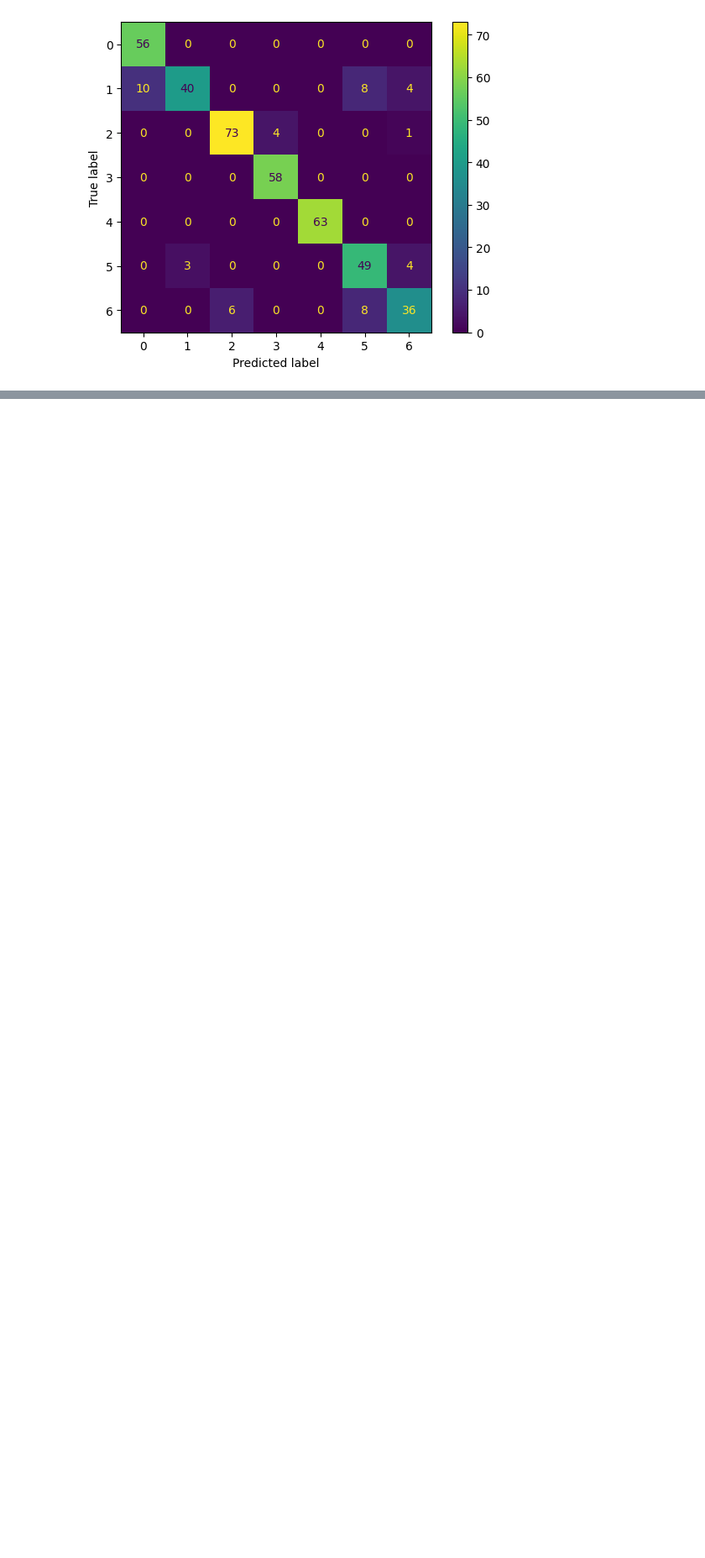
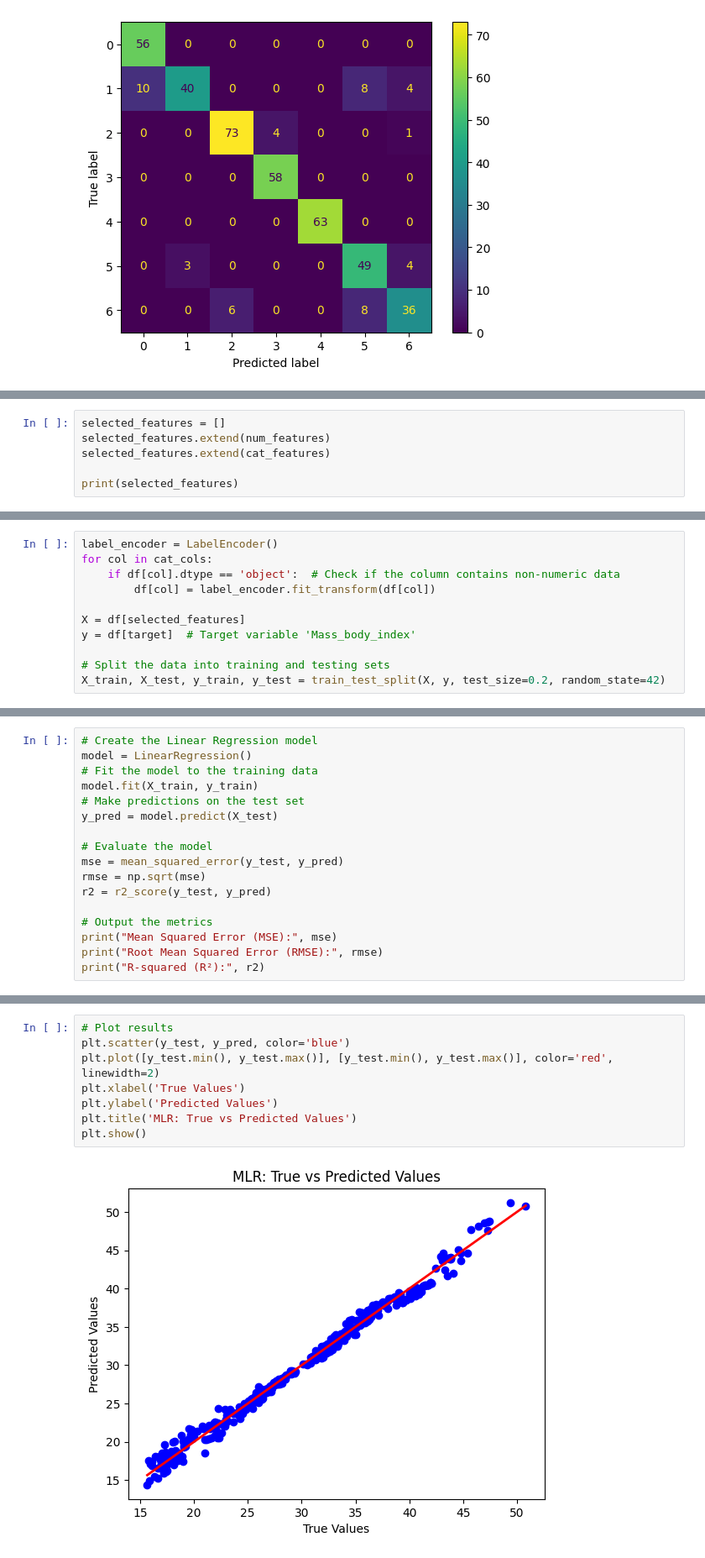
Before and after one commit to dang-nguyendd/ds_data_modelling, a Jupyter notebook: s3759957.ipynb, the cells around one changed output, grey strips where cells are left out. Shown at 84% size. Saved outputs shown, nothing was run; the diff lists cells and outputs as text; blank space fills up the shorter version.

Commit message:
regression

```diff
--- a/s3759957.ipynb
+++ b/s3759957.ipynb
@@ -799,0 +798,6 @@ Confusion Matrix:
+# %%
+selected_features = []
+selected_features.extend(num_features)
+selected_features.extend(cat_features)
+
+print(selected_features)
@@ -799,0 +806,11 @@ Confusion Matrix:
+# %%
+label_encoder = LabelEncoder()
+for col in cat_cols:
+    if df[col].dtype == 'object':  # Check if the column contains non-numeric data
+        df[col] = label_encoder.fit_transform(df[col])
+
+X = df[selected_features]
+y = df[target]  # Target variable 'Mass_body_index'
+
+# Split the data into training and testing sets
+X_train, X_test, y_train, y_test = train_test_split(X, y, test_size=0.2, random_state=42)
@@ -799,0 +819,17 @@ Confusion Matrix:
+# %%
+# Create the Linear Regression model
+model = LinearRegression()
+# Fit the model to the training data
+model.fit(X_train, y_train)
+# Make predictions on the test set
+y_pred = model.predict(X_test)
+
+# Evaluate the model
+mse = mean_squared_error(y_test, y_pred)
+rmse = np.sqrt(mse)
+r2 = r2_score(y_test, y_pred)
+
+# Output the metrics
+print("Mean Squared Error (MSE):", mse)
+print("Root Mean Squared Error (RMSE):", rmse)
+print("R-squared (R²):", r2)
@@ -799,0 +840,10 @@ Confusion Matrix:
+# %%
+# Plot results
+plt.scatter(y_test, y_pred, color='blue')
+plt.plot([y_test.min(), y_test.max()], [y_test.min(), y_test.max()], color='red', linewidth=2)
+plt.xlabel('True Values')
+plt.ylabel('Predicted Values')
+plt.title('MLR: True vs Predicted Values')
+plt.show()
+# %% [output]
+[figure, added]
```
Also changed, not shown: parts of 20 cells of this notebook, 2 other files.
